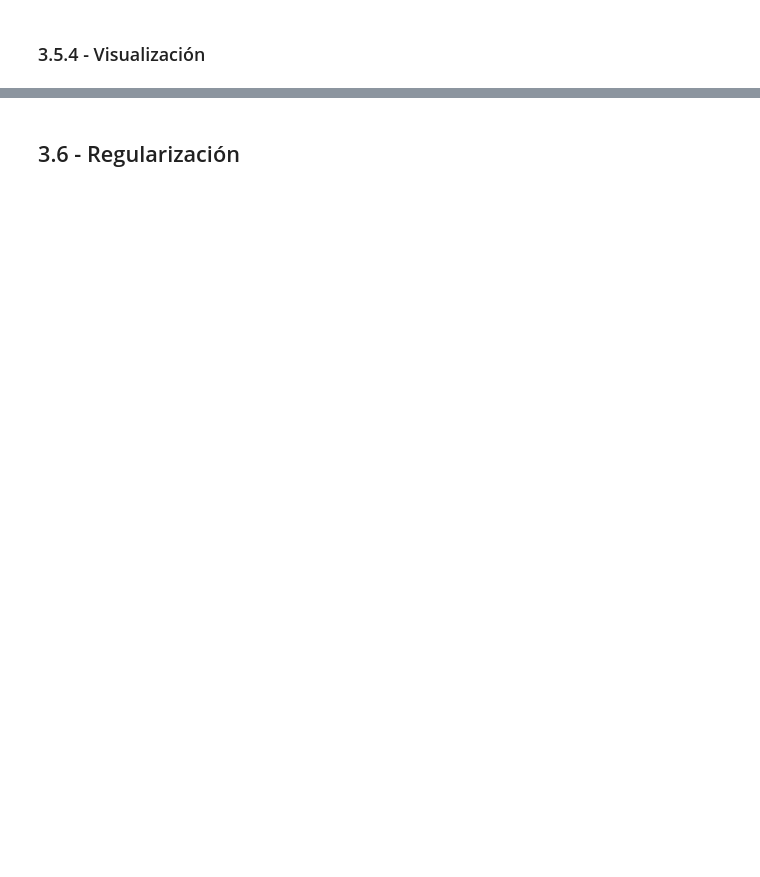
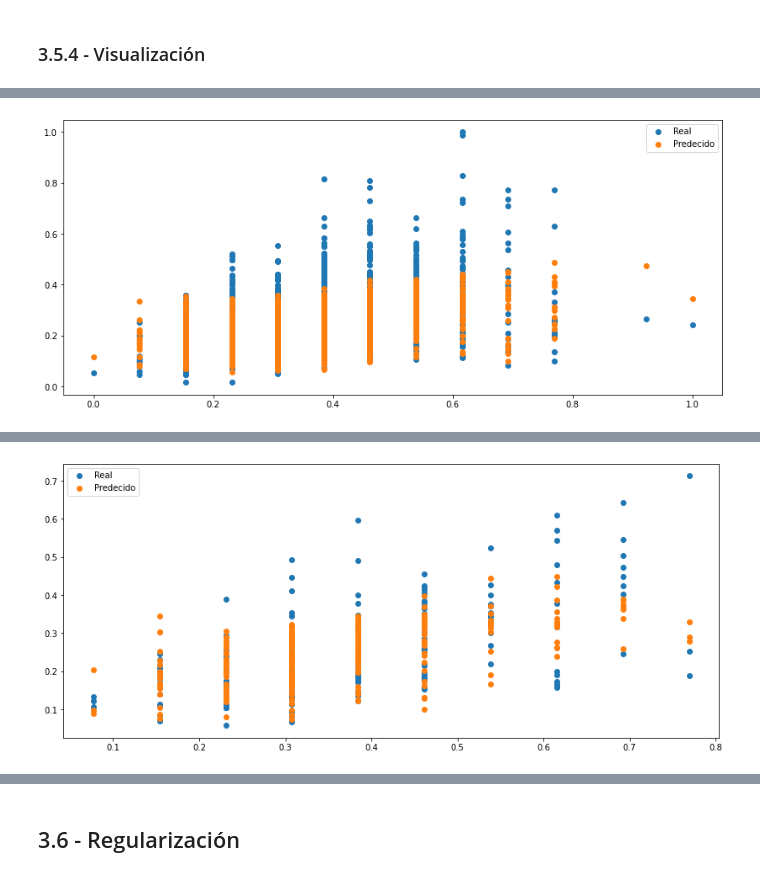
Before and after one commit to ferjorosa/tokio-school-dl-03-2023, a Jupyter notebook: 2 - APRENDIZAJE PROFUNDO/3-Regresion.ipynb, the cells around one changed output, grey strips where cells are left out. Cells and saved outputs as stored; diff of their text form; code cells hidden in the pictures; blank space fills up the shorter version.

```diff
--- a/2 - APRENDIZAJE PROFUNDO/3-Regresion.ipynb
+++ b/2 - APRENDIZAJE PROFUNDO/3-Regresion.ipynb
@@ -496,0 +743,17 @@ def print_regression_line(model, X_print, X, Y):
+# %%
+import datetime
+from time import time
+from keras.callbacks import TensorBoard
+
+# Definición de los callback de TF Board
+tensorboard_callback = TensorBoard(log_dir="logs_nonlinear_regression_multiple")
+
+# Ejecución del proceso de aprendizaje
+model_nonlinear_multiple.fit(
+    X_train,
+    y_train,
+    epochs=50, # Numero de iteraciones
+    batch_size=250, # Tamaño de los batches
+    validation_data=(X_val, y_val),  # conjunto de validación
+    callbacks=[tensorboard_callback]
+)
@@ -497,2 +779,17 @@ def print_regression_line(model, X_print, X, Y):
 # %% [markdown]
 ### 3.5.4 - Visualización
+# %%
+import matplotlib.pyplot as plt
+
+def print_neural_regression_line(model, X_print, X, Y):
+    plt.rcParams["figure.figsize"] = (14, 6)
+    plt.rcParams["lines.linewidth"] = 3
+    plt.rcParams["axes.labelsize"] = 20
+    plt.scatter(X_print, Y, label="Real")
+    plt.scatter(X_print, model.predict(X).flatten(), label="Predecido")
+    plt.legend(["Real", "Predecido"])
+    plt.show()
+
+print_neural_regression_line(model_nonlinear_multiple, x_train["TotRms AbvGrd"], X_train, y_train)
+print_neural_regression_line(model_nonlinear_multiple, x_test["TotRms AbvGrd"], X_test, y_test)
+# %% [output]
@@ -498,0 +797 @@ def print_regression_line(model, X_print, X, Y):
+[figure, added]
@@ -498,0 +799 @@ def print_regression_line(model, X_print, X, Y):
+[figure, added]
```
Also changed, not shown: parts of 26 cells of this notebook, 1 other file.
